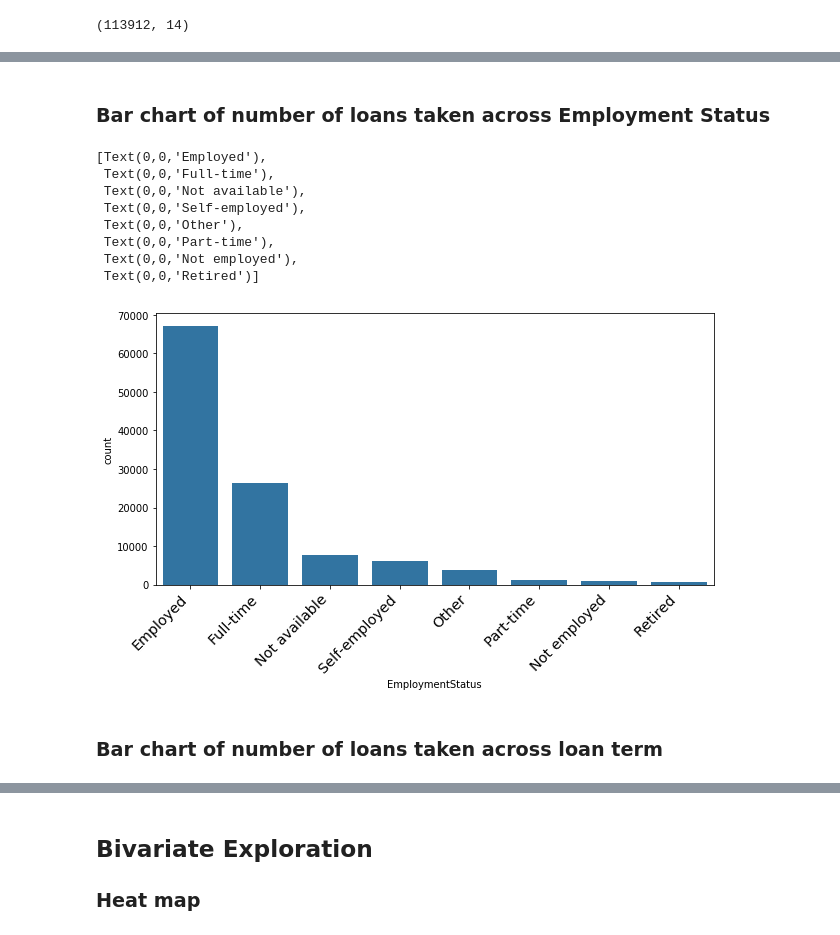
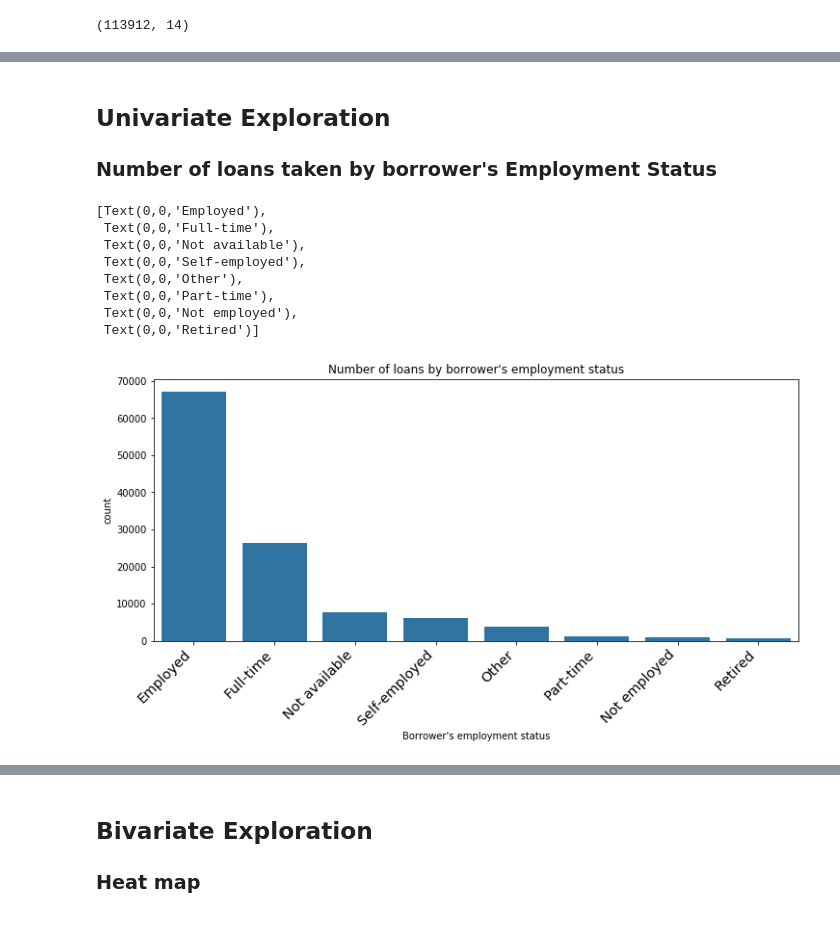
Before and after one commit to sherylWM/Data_Visualization_ProsperLoans, a Jupyter notebook: Data_Visualization_ProsperLoans_SlideDeck.ipynb, the cells around one changed output, grey strips where cells are left out. Cells and saved outputs as stored; diff of their text form; code cells hidden in the pictures.

```diff
--- a/Data_Visualization_ProsperLoans_SlideDeck.ipynb
+++ b/Data_Visualization_ProsperLoans_SlideDeck.ipynb
@@ -107,28 +57,30 @@ plt.show()
 #Check for null values in EmploymentStatus column and rename those as Not available
 prosperLoans['EmploymentStatus'].fillna("Not available", inplace = True)
 # %% [markdown]
-### Bar chart of number of loans taken across Employment Status
+## Univariate Exploration
+
+### Number of loans taken by borrower's Employment Status
 # %%
 #Bar chart of EmploymentStatus
-plt.figure(figsize=(10,5))
+plt.figure(figsize=(12,5))
 base_color = sn.color_palette()[0]
 cat_order = prosperLoans['EmploymentStatus'].value_counts().index
 chart = sn.countplot(data = prosperLoans, x = 'EmploymentStatus', color = base_color, order = cat_order)
+chart.set_title('Number of loans by borrower\'s employment status')
+chart.set_xlabel('Borrower\'s employment status')
 chart.set_xticklabels(
     chart.get_xticklabels(),
     rotation=45,
     horizontalalignment='right',
     fontweight='light',
     fontsize='x-large')
 # %% [output]
 [Text(0,0,'Employed'),
  Text(0,0,'Full-time'),
  Text(0,0,'Not available'),
  Text(0,0,'Self-employed'),
  Text(0,0,'Other'),
  Text(0,0,'Part-time'),
  Text(0,0,'Not employed'),
  Text(0,0,'Retired')]
-[figure, old version]
+[figure, new version]
-# %% [markdown]
-### Bar chart of number of loans taken across loan term
```
Also changed, not shown: parts of 28 cells of this notebook.
